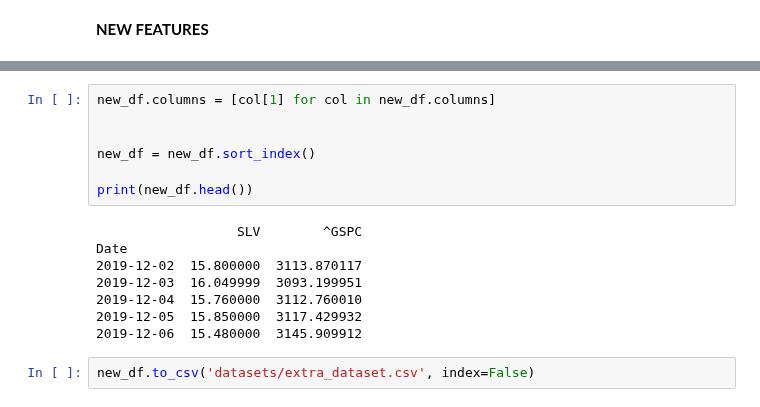
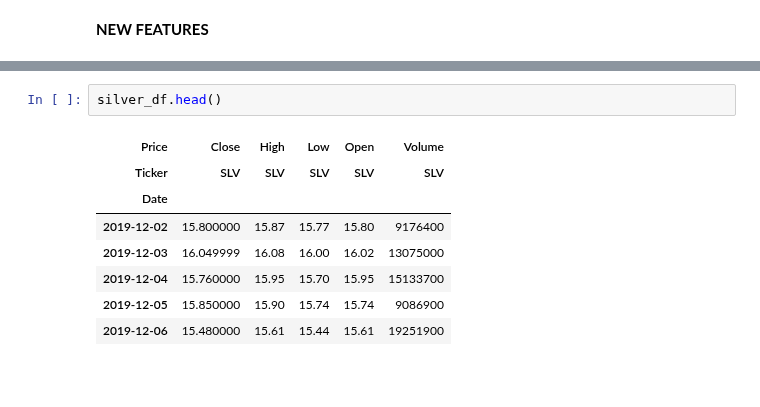
Before and after one commit to sejfovskienes/training_model, a Jupyter notebook: last-1/fetch_data.ipynb, the cells around one changed output, grey strips where cells are left out. Cells and saved outputs as stored; diff of their text form; blank space fills up the shorter version.

```diff
--- a/last-1/fetch_data.ipynb
+++ b/last-1/fetch_data.ipynb
@@ -380,17 +307,11 @@ new_df.head()
-# %%
-new_df.columns = [col[1] for col in new_df.columns]
-
-
-new_df = new_df.sort_index()
-
-print(new_df.head())
-# %% [output]
-                  SLV        ^GSPC
-Date
-2019-12-02  15.800000  3113.870117
-2019-12-03  16.049999  3093.199951
-2019-12-04  15.760000  3112.760010
-2019-12-05  15.850000  3117.429932
-2019-12-06  15.480000  3145.909912
-# %%
-new_df.to_csv('datasets/extra_dataset.csv', index=False)
+# %%
+silver_df.head()
+# %% [output]
+| Price | Close | High | Low | Open | Volume |
+| Ticker | SLV | SLV | SLV | SLV | SLV |
+| Date |  |  |  |  |  |
+| 2019-12-02 | 15.800000 | 15.87 | 15.77 | 15.80 | 9176400 |
+| 2019-12-03 | 16.049999 | 16.08 | 16.00 | 16.02 | 13075000 |
+| 2019-12-04 | 15.760000 | 15.95 | 15.70 | 15.95 | 15133700 |
+| 2019-12-05 | 15.850000 | 15.90 | 15.74 | 15.74 | 9086900 |
+| 2019-12-06 | 15.480000 | 15.61 | 15.44 | 15.61 | 19251900 |
```
Also changed, not shown: parts of 24 cells of this notebook, 3 other files.
